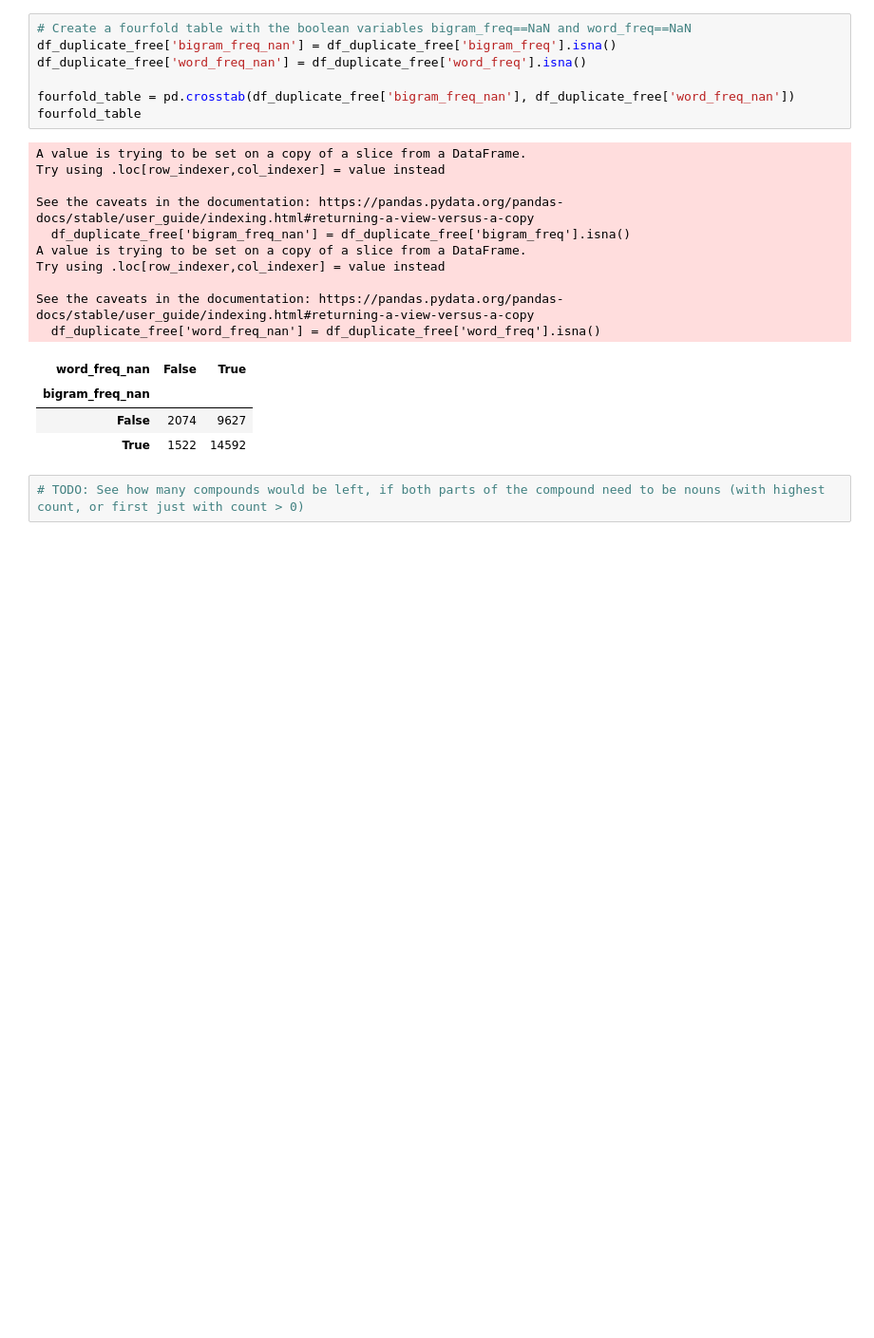
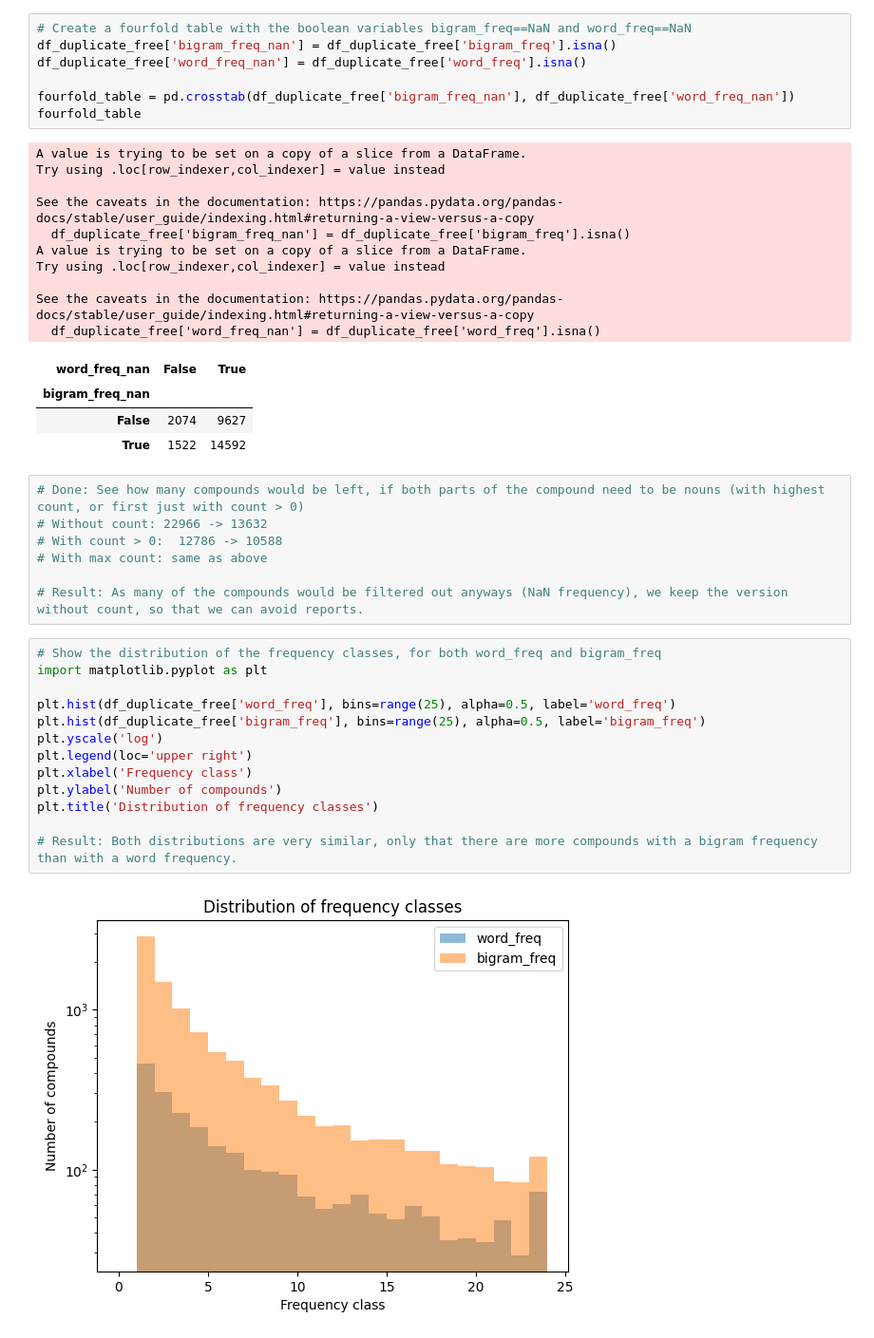
Before and after one commit to FelberMartin/kompositum, a Jupyter notebook: data/eng/get_compounds_and_combine_with_freq.ipynb, the cells around one changed output. Shown at 95% size. Drawn from its saved outputs; the diff is of its cells as text; blank space fills up the shorter version.

Commit message:
Further distribution analysis

```diff
--- a/data/eng/get_compounds_and_combine_with_freq.ipynb
+++ b/data/eng/get_compounds_and_combine_with_freq.ipynb
@@ -337,4 +337,24 @@ See the caveats in the documentation: https://pandas.pydata.org/pandas-docs/stab
 | False | 2074 | 9627 |
 | True | 1522 | 14592 |
 # %%
-# TODO: See how many compounds would be left, if both parts of the compound need to be nouns (with highest count, or first just with count > 0)
+# Done: See how many compounds would be left, if both parts of the compound need to be nouns (with highest count, or first just with count > 0)
+# Without count: 22966 -> 13632
+# With count > 0:  12786 -> 10588
+# With max count: same as above
+
+# Result: As many of the compounds would be filtered out anyways (NaN frequency), we keep the version without count, so that we can avoid reports.
+# %%
+# Show the distribution of the frequency classes, for both word_freq and bigram_freq
+import matplotlib.pyplot as plt
+
+plt.hist(df_duplicate_free['word_freq'], bins=range(25), alpha=0.5, label='word_freq')
+plt.hist(df_duplicate_free['bigram_freq'], bins=range(25), alpha=0.5, label='bigram_freq')
+plt.yscale('log')
+plt.legend(loc='upper right')
+plt.xlabel('Frequency class')
+plt.ylabel('Number of compounds')
+plt.title('Distribution of frequency classes')
+
+# Result: Both distributions are very similar, only that there are more compounds with a bigram frequency than with a word frequency.
+# %% [output]
+[figure, added]
```
Also changed, not shown: parts of 8 cells of this notebook, 2 other files.
